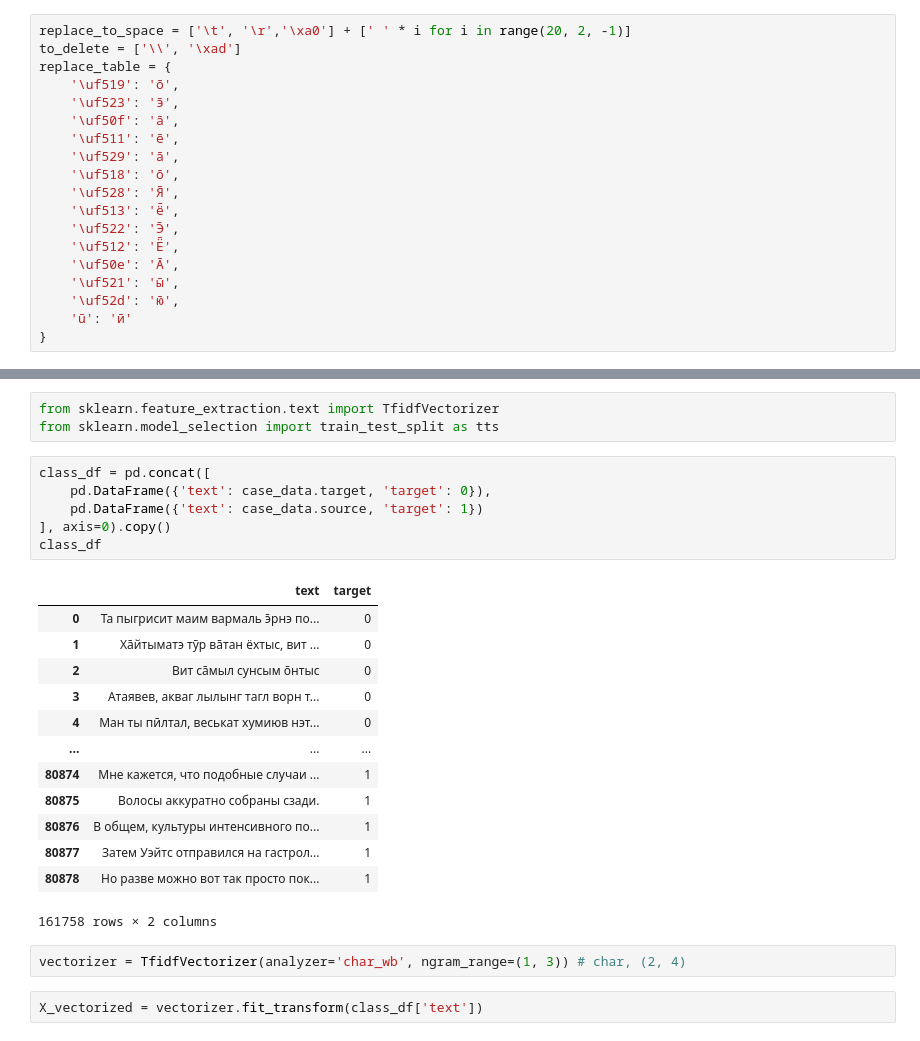
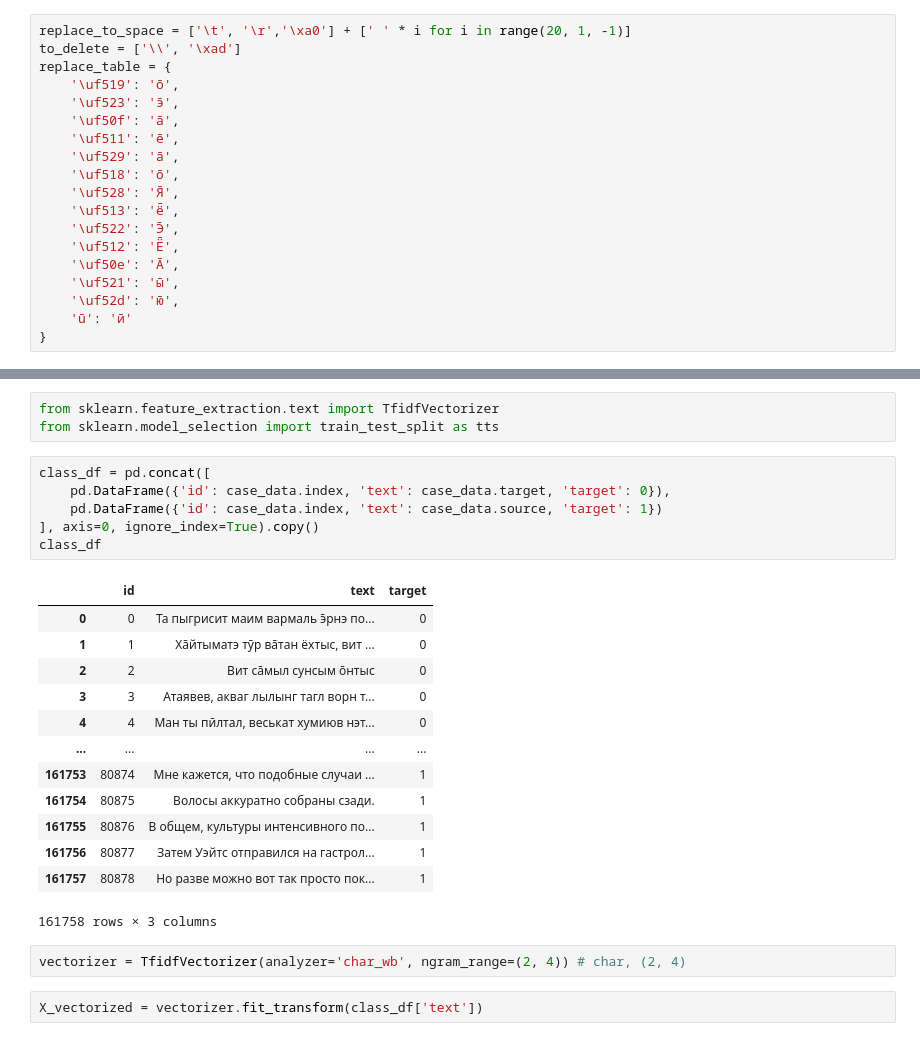
Before and after one commit to AkiRusProd/mansi-translator, a Jupyter notebook: data/clear_dataset.ipynb, the cells around one changed output, grey strips where cells are left out. Drawn from its saved outputs; the diff is of its cells as text.

```diff
--- a/data/clear_dataset.ipynb
+++ b/data/clear_dataset.ipynb
@@ -37,5 +40,5 @@ print(unique_non_cyrillic_chars)
 # %%
-replace_to_space = ['\t', '\r','\xa0'] + [' ' * i for i in range(20, 2, -1)]
+replace_to_space = ['\t', '\r','\xa0'] + [' ' * i for i in range(20, 1, -1)]
 to_delete = ['\\', '\xad']
 replace_table = {
     '\uf519': 'о̄',
@@ -132,26 +101,26 @@ from sklearn.feature_extraction.text import TfidfVectorizer
 from sklearn.model_selection import train_test_split as tts
 # %%
 class_df = pd.concat([
-    pd.DataFrame({'text': case_data.target, 'target': 0}),
-    pd.DataFrame({'text': case_data.source, 'target': 1})
-], axis=0).copy()
+    pd.DataFrame({'id': case_data.index, 'text': case_data.target, 'target': 0}),
+    pd.DataFrame({'id': case_data.index, 'text': case_data.source, 'target': 1})
+], axis=0, ignore_index=True).copy()
 class_df
 # %% [output]
-|  | text | target |
-| 0 | Та пыгрисит маим вармаль э̄рнэ по... | 0 |
-| 1 | Ха̄йтыматэ тӯр ва̄тан ёхтыс, вит ... | 0 |
-| 2 | Вит са̄мыл сунсым о̄нтыс | 0 |
-| 3 | Атаявев, акваг лылынг тагл ворн т... | 0 |
-| 4 | Ман ты пӣлтал, веськат хумиюв нэт... | 0 |
-| ... | ... | ... |
-| 80874 | Мне кажется, что подобные случаи ... | 1 |
-| 80875 | Волосы аккуратно собраны сзади. | 1 |
-| 80876 | В общем, культуры интенсивного по... | 1 |
-| 80877 | Затем Уэйтс отправился на гастрол... | 1 |
-| 80878 | Но разве можно вот так просто пок... | 1 |
+|  | id | text | target |
+| 0 | 0 | Та пыгрисит маим вармаль э̄рнэ по... | 0 |
+| 1 | 1 | Ха̄йтыматэ тӯр ва̄тан ёхтыс, вит ... | 0 |
+| 2 | 2 | Вит са̄мыл сунсым о̄нтыс | 0 |
+| 3 | 3 | Атаявев, акваг лылынг тагл ворн т... | 0 |
+| 4 | 4 | Ман ты пӣлтал, веськат хумиюв нэт... | 0 |
+| ... | ... | ... | ... |
+| 161753 | 80874 | Мне кажется, что подобные случаи ... | 1 |
+| 161754 | 80875 | Волосы аккуратно собраны сзади. | 1 |
+| 161755 | 80876 | В общем, культуры интенсивного по... | 1 |
+| 161756 | 80877 | Затем Уэйтс отправился на гастрол... | 1 |
+| 161757 | 80878 | Но разве можно вот так просто пок... | 1 |
-161758 rows × 2 columns
+161758 rows × 3 columns
 # %%
-vectorizer = TfidfVectorizer(analyzer='char_wb', ngram_range=(1, 3)) # char, (2, 4)
+vectorizer = TfidfVectorizer(analyzer='char_wb', ngram_range=(2, 4)) # char, (2, 4)
 # %%
 X_vectorized = vectorizer.fit_transform(class_df['text'])
 # %%
```
Also changed, not shown: parts of 78 cells of this notebook, 1 other file.
